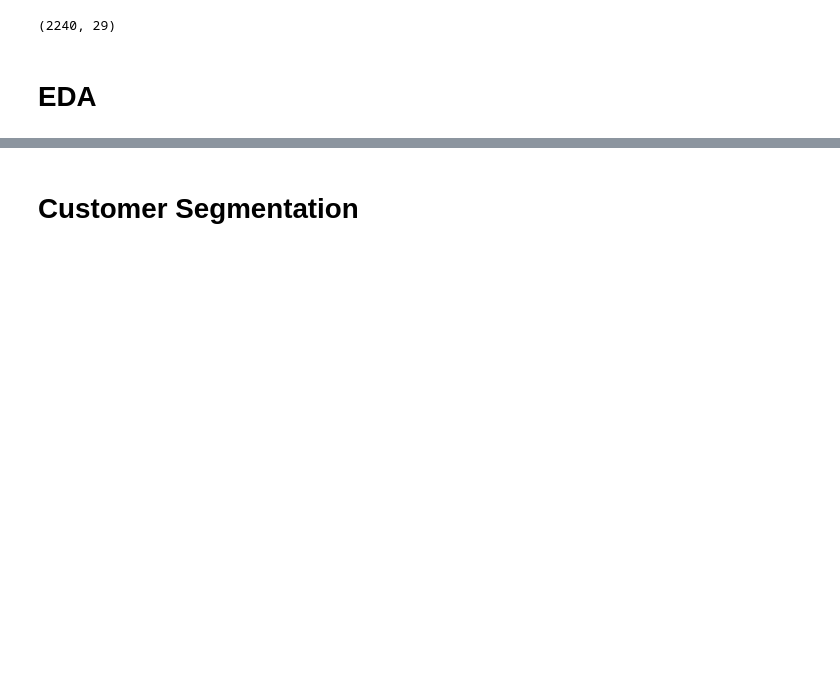
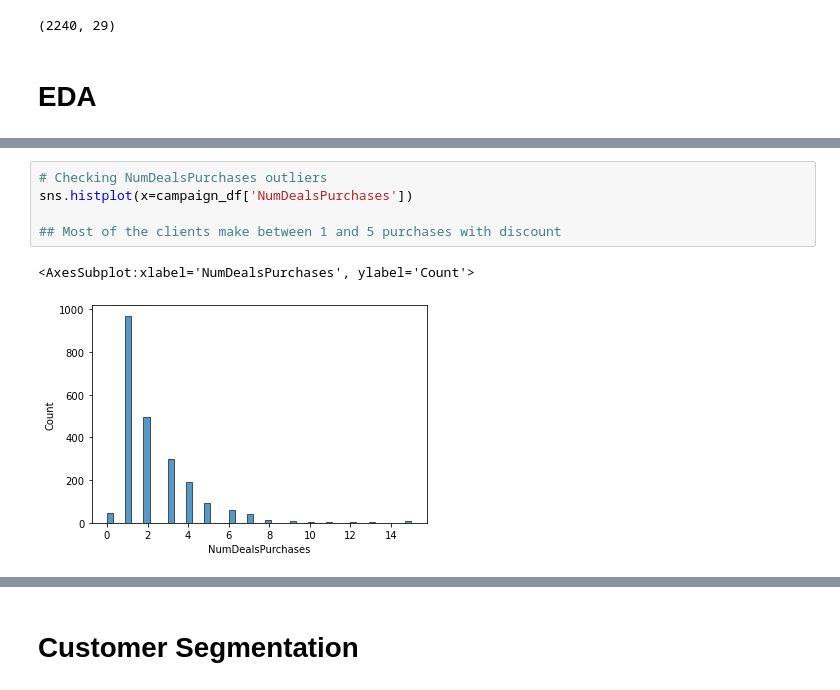
Before and after one commit to JonathanRaso/arturo_analyse_client, a Jupyter notebook: 03_marketing_campaigns/03_analyzing_marketing_campaigns.ipynb, the cells around one changed output, grey strips where cells are left out. Saved outputs shown, nothing was run; the diff lists cells and outputs as text; blank space fills up the shorter version.

```diff
--- a/03_marketing_campaigns/03_analyzing_marketing_campaigns.ipynb
+++ b/03_marketing_campaigns/03_analyzing_marketing_campaigns.ipynb
@@ -70,0 +144,8 @@ campaign_df.shape
+# %%
+# Checking NumDealsPurchases outliers
+sns.histplot(x=campaign_df['NumDealsPurchases'])
+
+## Most of the clients make between 1 and 5 purchases with discount
+# %% [output]
+<AxesSubplot:xlabel='NumDealsPurchases', ylabel='Count'>
+[figure, added]
```
Also changed, not shown: parts of 16 cells of this notebook.
